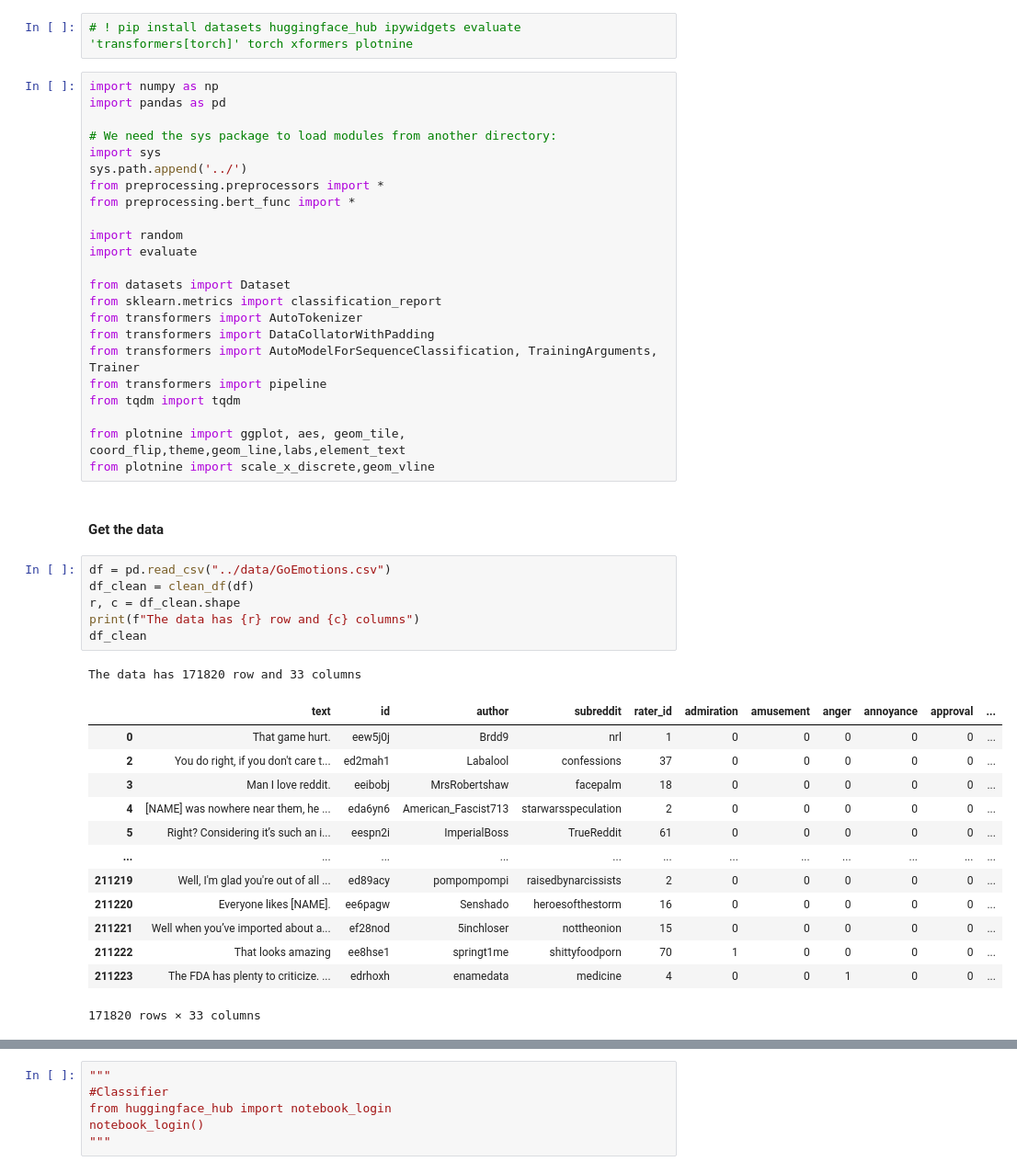
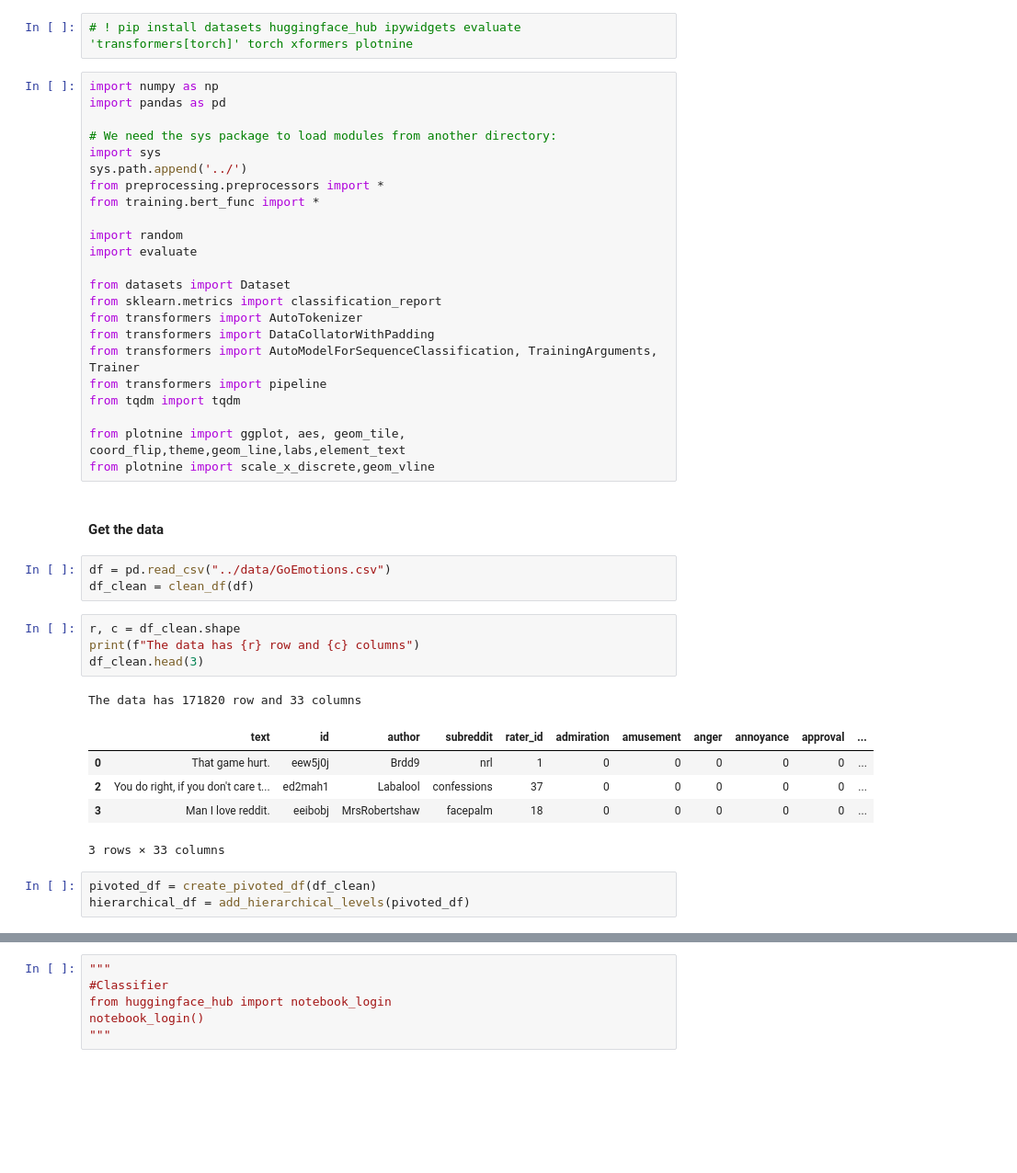
Before and after one commit to ralf-koenig/cer23_emo, a Jupyter notebook: notebooks/bert_uncased_models.ipynb, the cells around one changed output, grey strips where cells are left out. Shown at 92% size. Drawn from its saved outputs; the diff is of its cells as text; blank space fills up the shorter version.

Commit message:
notebook for bert-base-uncased

```diff
--- a/notebooks/distilbert_models.ipynb
+++ b/notebooks/bert_uncased_models.ipynb
@@ -10,7 +10,7 @@ import pandas as pd
 import sys
 sys.path.append('../')
 from preprocessing.preprocessors import *
-from preprocessing.bert_func import *
+from training.bert_func import *
 
 import random
 import evaluate
@@ -27,24 +27,20 @@ from plotnine import ggplot, aes, geom_tile, coord_flip,theme,geom_line,labs,ele
 from plotnine import scale_x_discrete,geom_vline
 # %% [markdown]
 #### Get the data
+# %%
+df = pd.read_csv("../data/GoEmotions.csv")
+df_clean = clean_df(df)
 # %%
-df = pd.read_csv("../data/GoEmotions.csv")
-df_clean = clean_df(df)
 r, c = df_clean.shape
 print(f"The data has {r} row and {c} columns")
-df_clean
+df_clean.head(3)
 # %% [output]
 The data has 171820 row and 33 columns
 |  | text | id | author | subreddit | rater_id | admiration | amusement | anger | annoyance | approval | ... |
 | 0 | That game hurt. | eew5j0j | Brdd9 | nrl | 1 | 0 | 0 | 0 | 0 | 0 | ... |
 | 2 | You do right, if you don't care t... | ed2mah1 | Labalool | confessions | 37 | 0 | 0 | 0 | 0 | 0 | ... |
 | 3 | Man I love reddit. | eeibobj | MrsRobertshaw | facepalm | 18 | 0 | 0 | 0 | 0 | 0 | ... |
-| 4 | [NAME] was nowhere near them, he ... | eda6yn6 | American_Fascist713 | starwarsspeculation | 2 | 0 | 0 | 0 | 0 | 0 | ... |
-| 5 | Right? Considering it’s such an i... | eespn2i | ImperialBoss | TrueReddit | 61 | 0 | 0 | 0 | 0 | 0 | ... |
-| ... | ... | ... | ... | ... | ... | ... | ... | ... | ... | ... | ... |
-| 211219 | Well, I'm glad you're out of all ... | ed89acy | pompompompi | raisedbynarcissists | 2 | 0 | 0 | 0 | 0 | 0 | ... |
-| 211220 | Everyone likes [NAME]. | ee6pagw | Senshado | heroesofthestorm | 16 | 0 | 0 | 0 | 0 | 0 | ... |
-| 211221 | Well when you’ve imported about a... | ef28nod | 5inchloser | nottheonion | 15 | 0 | 0 | 0 | 0 | 0 | ... |
-| 211222 | That looks amazing | ee8hse1 | springt1me | shittyfoodporn | 70 | 1 | 0 | 0 | 0 | 0 | ... |
-| 211223 | The FDA has plenty to criticize. ... | edrhoxh | enamedata | medicine | 4 | 0 | 0 | 1 | 0 | 0 | ... |
-171820 rows × 33 columns
+3 rows × 33 columns
+# %%
+pivoted_df = create_pivoted_df(df_clean)
+hierarchical_df = add_hierarchical_levels(pivoted_df)
```
Also changed, not shown: parts of 29 cells of this notebook.
